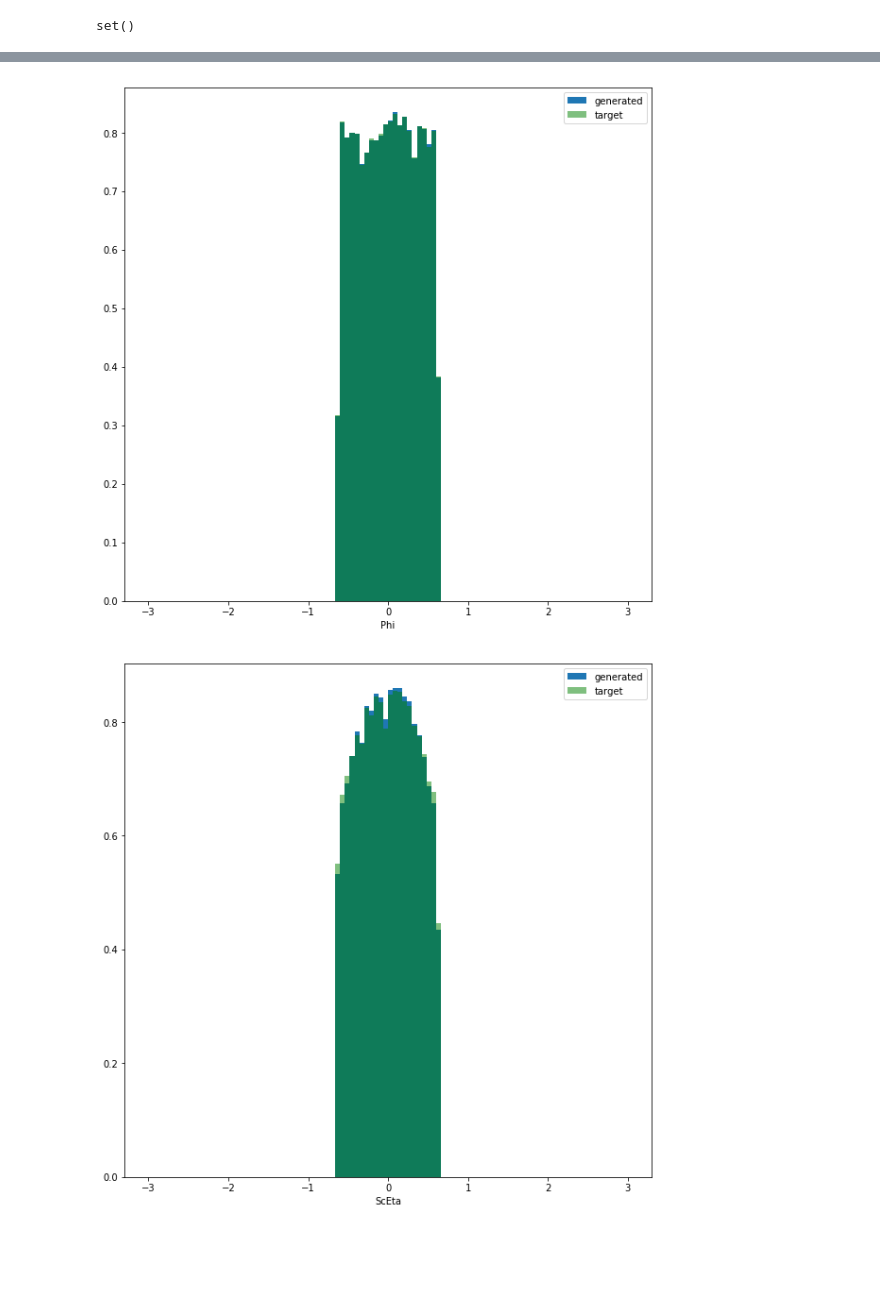
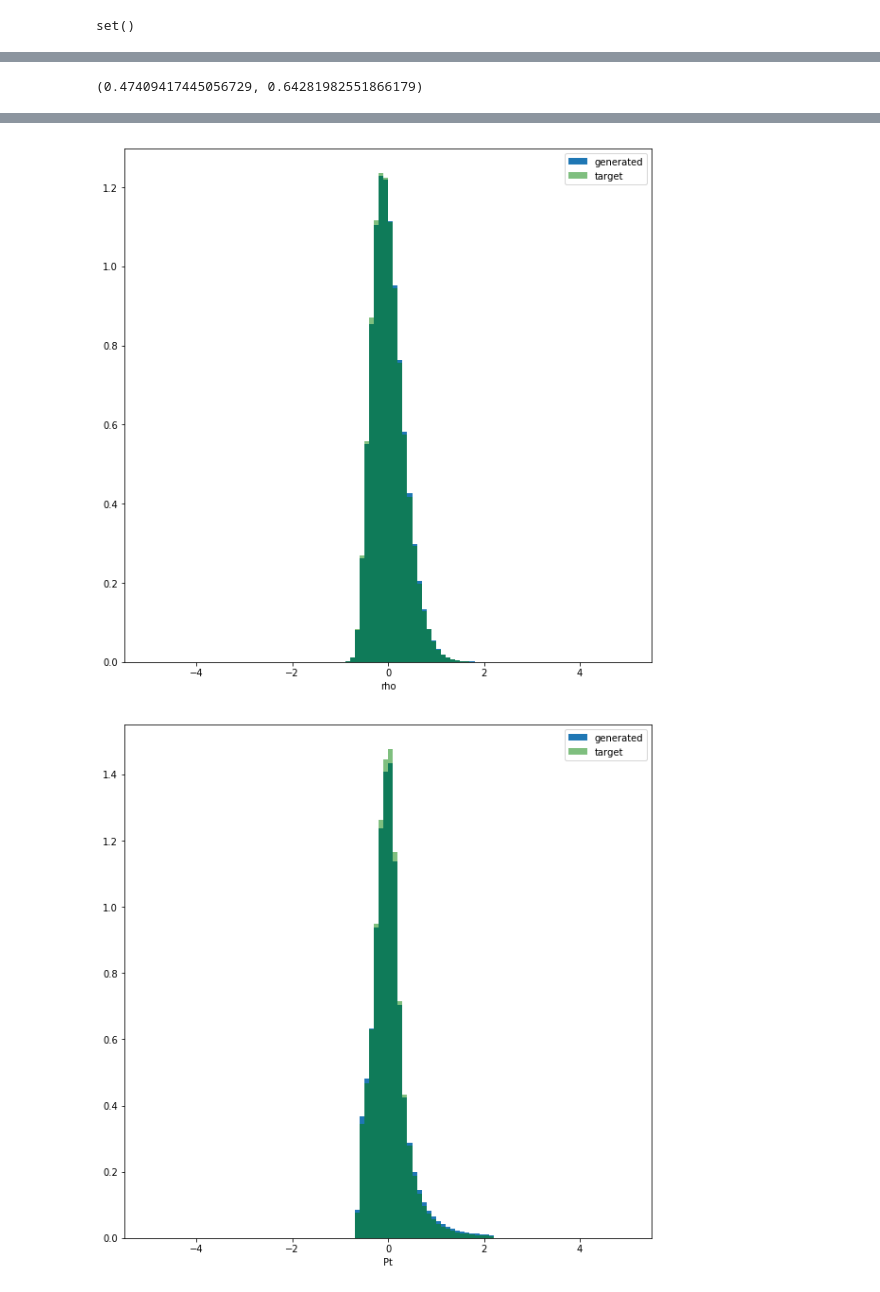
Before and after one commit to alberto-giampaolo/GAN, a Jupyter notebook: cms_zee_conditional_wgan.ipynb, the cells around one changed output, grey strips where cells are left out. Cells and saved outputs as stored; diff of their text form; code cells hidden in the pictures; blank space fills up the shorter version.

Commit message:
progress on zee cluster shape corrections

```diff
--- a/cms_zee_conditional_wgan.ipynb
+++ b/cms_zee_conditional_wgan.ipynb
@@ -107,0 +131,10 @@ Index(['index', 'run', 'rho', 'nvtx', 'mass', 'weight', 'SigMoM', 'Pt',
+# %%
+if not CLEANING is None:
+    print('cleaning data and mc')
+    thr_up = pd.read_hdf(CLEANING,'thr_up')
+    thr_down = pd.read_hdf(CLEANING,'thr_down')
+    nevts_data = data.shape[0]
+    nevts_mc = mc.shape[0]
+    data = data[ ((data[thr_down.index] >= thr_down) & (data[thr_up.index] <= thr_up)).all(axis=1) ]
+    mc = mc[ ((mc[thr_down.index] >= thr_down) & (mc[thr_up.index] <= thr_up)).all(axis=1) ]
+    print('cleaning eff (data,mc): %1.2f % 1.2f' % (  data.shape[0] / nevts_data, mc.shape[0] / nevts_mc  ))
@@ -107,0 +144,4 @@ Index(['index', 'run', 'rho', 'nvtx', 'mass', 'weight', 'SigMoM', 'Pt',
+# %%
+for col in SAMPLE_FROM_DATA:
+    print('sampling', col)
+    mc[col] = data[col].sample(mc.shape[0]).values
@@ -162,0 +184,21 @@ data_w = np.ones(data_x.shape[0])
+# %%
+# reload(preprocessing)
+if MCWEIGHT is None:
+    mc_w = np.ones(mc_x.shape[0])
+else:
+    mc_w = mc[MCWEIGHT].values
+
+if USE_ABS_WEIGHT:
+    mc_w = np.abs(mc_w)
+
+if not REWEIGHT is None:
+    for fil in REWEIGHT:
+        info = np.load(fil)
+        inputs = info[0]
+        weights = info[1]
+        bins = info[2:]
+        # print(bins[1])
+        print('weighting',inputs)
+        mc_w *= preprocessing.reweight(mc,inputs,bins,weights,base=None)
+
+data_w = np.ones(data_x.shape[0])
@@ -277,11 +313,15 @@ data_x.shape,mc_x.shape
+# %%
+data_x[2].max(),mc_x[2].max()
+# %% [output]
+(0.47409417445056729, 0.64281982551866179)
 # %%
+for ic in range(len(c_names)):
+    plotting.plot_hists(data_c[:,0,ic],mc_c[:,0,ic],generated_w=mc_w,bins=100)#,range=[-3,3])
+    plt.xlabel(c_names[ic])
+    plt.show()
+
 for ix in range(len(x_names)):
     plotting.plot_hists(data_x[:,0,ix],mc_x[:,0,ix],generated_w=mc_w,bins=100,range=[-3,3])
     plt.xlabel(x_names[ix])
     plt.show()
-
-for ic in range(len(c_names)):
-    plotting.plot_hists(data_c[:,0,ic],mc_c[:,0,ic],generated_w=mc_w,bins=100,range=[-3,3])
-    plt.xlabel(c_names[ic])
-    plt.show()
 # %% [output]
@@ -290,2 +330,2 @@ for ic in range(len(c_names)):
-[figure, old version]
+[figure, new version]
-[figure, old version]
+[figure, new version]
```
Also changed, not shown: parts of 31 cells of this notebook, 7 other files.
